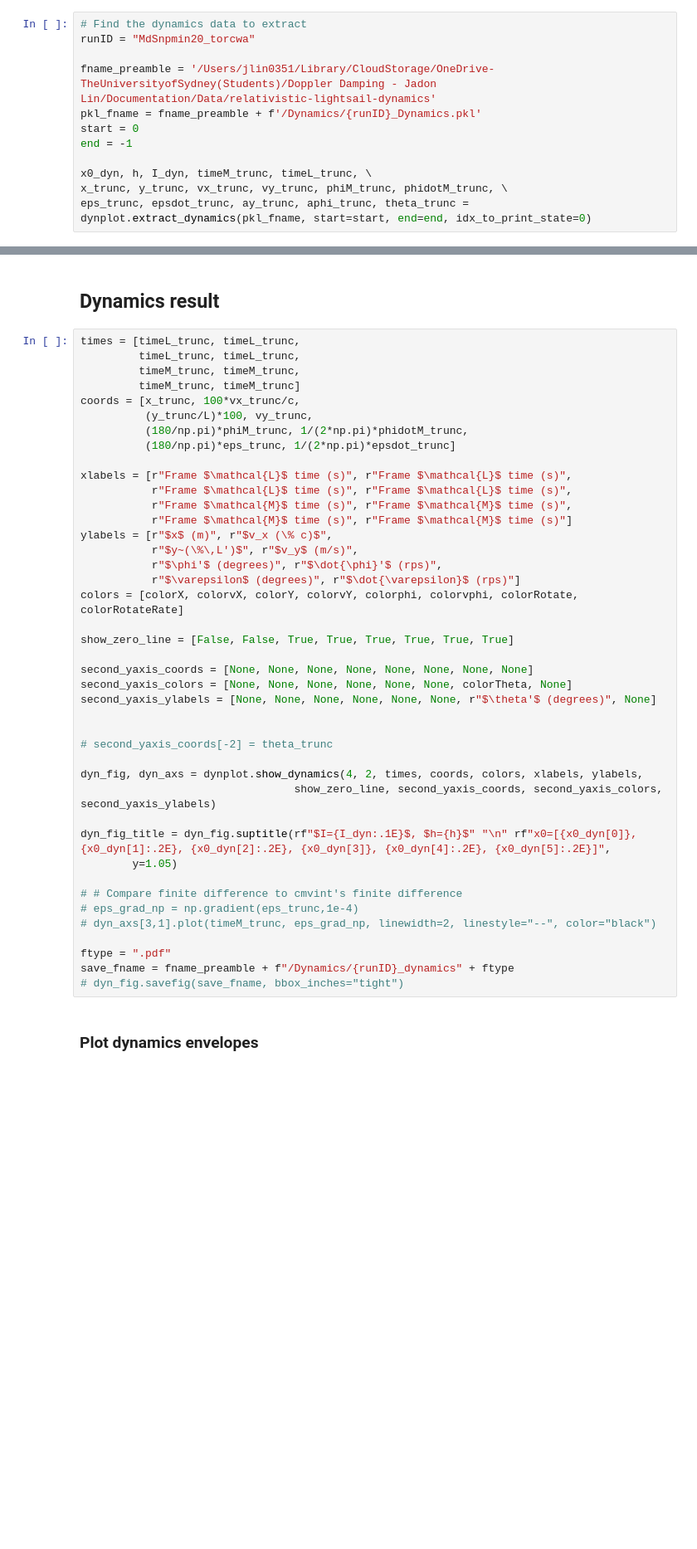
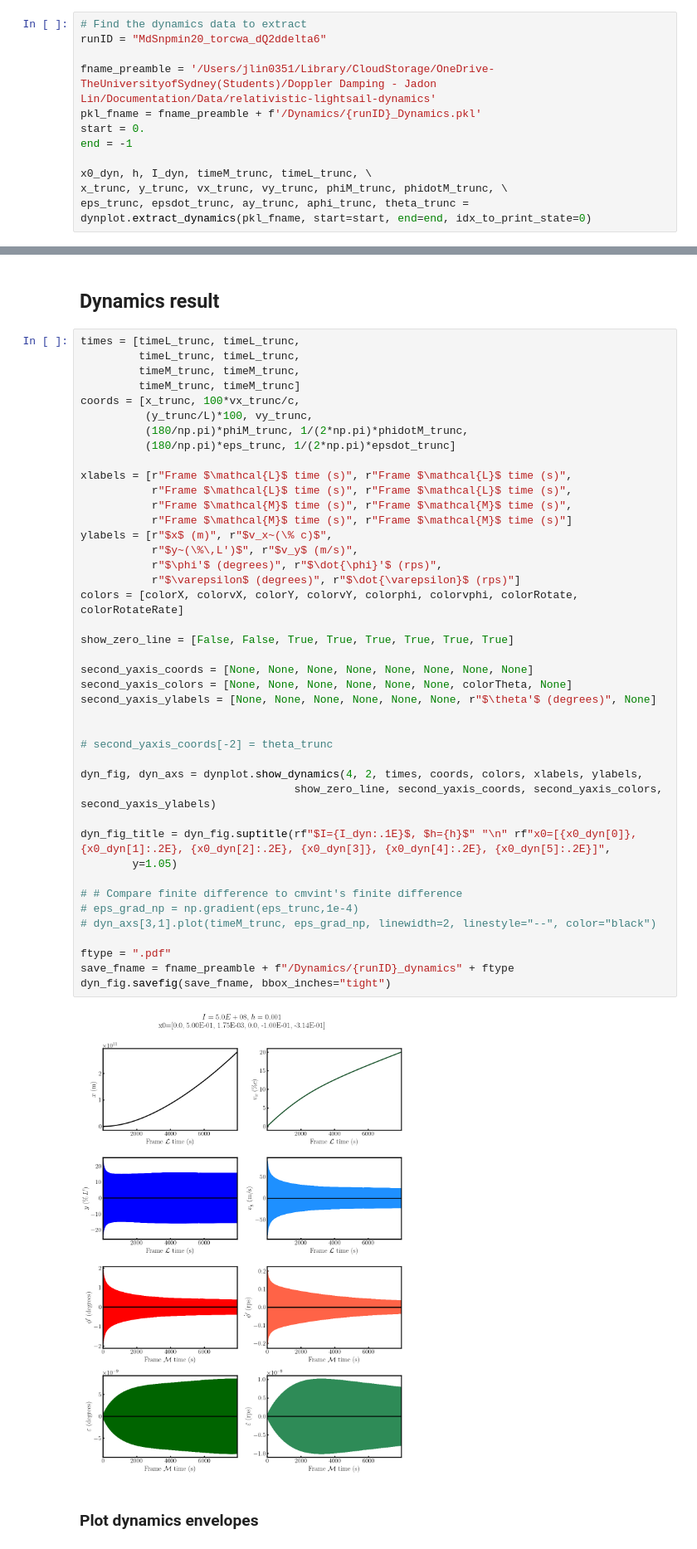
Before and after one commit to jadonylin/relativistic-lightsail-dynamics, a Jupyter notebook: Dynamics/Dynamics_results.ipynb, the cells around one changed output, grey strips where cells are left out. Shown at 83% size. Drawn from its saved outputs; the diff is of its cells as text; blank space fills up the shorter version.

Commit message:
Observe MdSnpmin1 and MdSnpmin20 dynamics results

```diff
--- a/Dynamics/Dynamics_results.ipynb
+++ b/Dynamics/Dynamics_results.ipynb
@@ -38,11 +38,11 @@ from twobox import TwoBox
 ## Import data
 # %%
 # Find the dynamics data to extract
-runID = "MdSnpmin20_torcwa"
+runID = "MdSnpmin20_torcwa_dQ2ddelta6"
 
 fname_preamble = '/Users/jlin0351/Library/CloudStorage/OneDrive-TheUniversityofSydney(Students)/Doppler Damping - Jadon Lin/Documentation/Data/relativistic-lightsail-dynamics'
 pkl_fname = fname_preamble + f'/Dynamics/{runID}_Dynamics.pkl'
-start = 0
+start = 0.
 end = -1
 
 x0_dyn, h, I_dyn, timeM_trunc, timeL_trunc, \
@@ -86,35 +94,37 @@ coords = [x_trunc, 100*vx_trunc/c,
 xlabels = [r"Frame $\mathcal{L}$ time (s)", r"Frame $\mathcal{L}$ time (s)",
            r"Frame $\mathcal{L}$ time (s)", r"Frame $\mathcal{L}$ time (s)",
            r"Frame $\mathcal{M}$ time (s)", r"Frame $\mathcal{M}$ time (s)",
            r"Frame $\mathcal{M}$ time (s)", r"Frame $\mathcal{M}$ time (s)"]
-ylabels = [r"$x$ (m)", r"$v_x (\% c)$",
+ylabels = [r"$x$ (m)", r"$v_x~(\% c)$",
            r"$y~(\%\,L')$", r"$v_y$ (m/s)",
            r"$\phi'$ (degrees)", r"$\dot{\phi}'$ (rps)",
            r"$\varepsilon$ (degrees)", r"$\dot{\varepsilon}$ (rps)"]
 colors = [colorX, colorvX, colorY, colorvY, colorphi, colorvphi, colorRotate, colorRotateRate]
 
 show_zero_line = [False, False, True, True, True, True, True, True]
 
 second_yaxis_coords = [None, None, None, None, None, None, None, None]
 second_yaxis_colors = [None, None, None, None, None, None, colorTheta, None]
 second_yaxis_ylabels = [None, None, None, None, None, None, r"$\theta'$ (degrees)", None]
 
 
 # second_yaxis_coords[-2] = theta_trunc
 
 dyn_fig, dyn_axs = dynplot.show_dynamics(4, 2, times, coords, colors, xlabels, ylabels,
                                  show_zero_line, second_yaxis_coords, second_yaxis_colors, second_yaxis_ylabels)
 
 dyn_fig_title = dyn_fig.suptitle(rf"$I={I_dyn:.1E}$, $h={h}$" "\n" rf"x0=[{x0_dyn[0]}, {x0_dyn[1]:.2E}, {x0_dyn[2]:.2E}, {x0_dyn[3]}, {x0_dyn[4]:.2E}, {x0_dyn[5]:.2E}]",
         y=1.05)
 
 # # Compare finite difference to cmvint's finite difference
 # eps_grad_np = np.gradient(eps_trunc,1e-4)
 # dyn_axs[3,1].plot(timeM_trunc, eps_grad_np, linewidth=2, linestyle="--", color="black")
 
 ftype = ".pdf"
 save_fname = fname_preamble + f"/Dynamics/{runID}_dynamics" + ftype
-# dyn_fig.savefig(save_fname, bbox_inches="tight")
+dyn_fig.savefig(save_fname, bbox_inches="tight")
+# %% [output]
+[figure, added]
 # %% [markdown]
 ### Plot dynamics envelopes
 # %%
```
Also changed, not shown: parts of 5 cells of this notebook, 1 other file.
